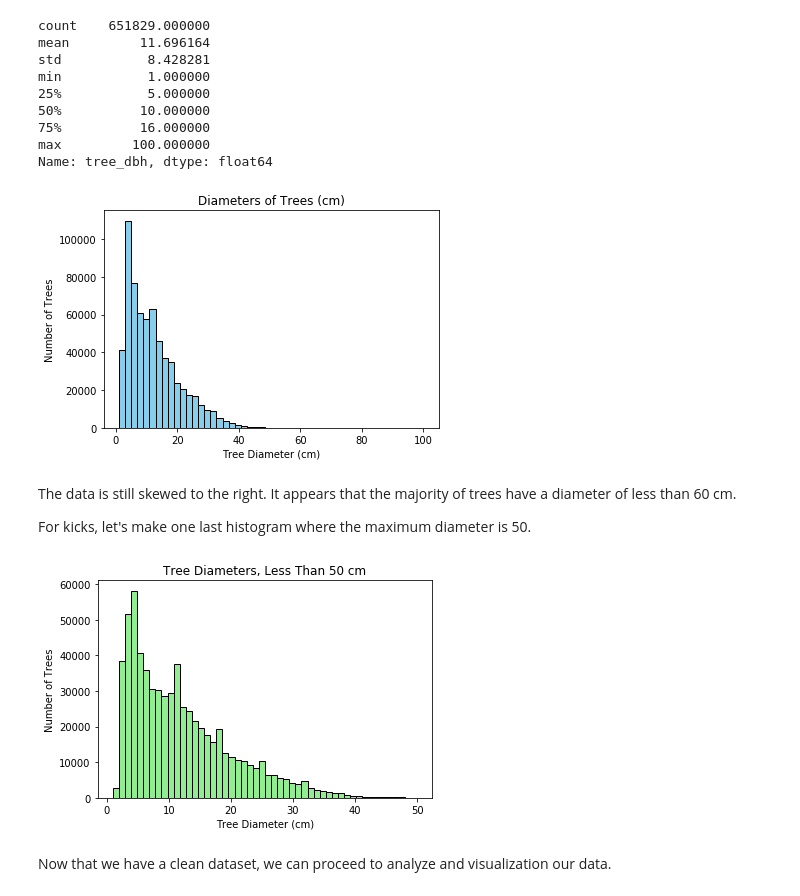
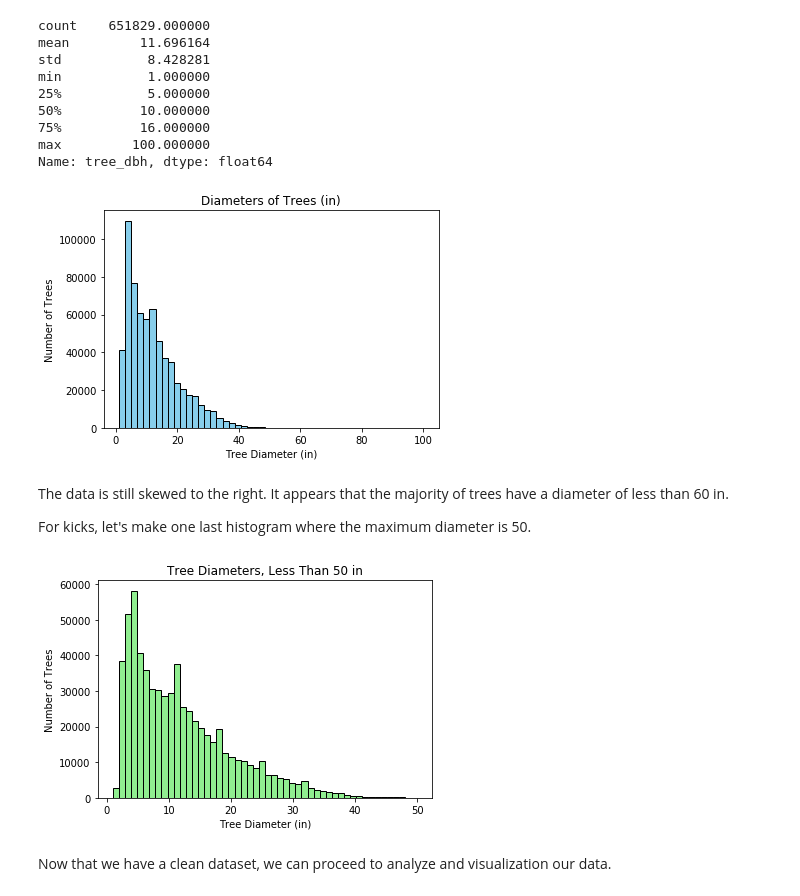
Before and after one commit to annasophiat/tree-health-census, a Jupyter notebook: tree_census_data_wrangling.ipynb, the cells around one changed output. Drawn from its saved outputs; the diff is of its cells as text; code cells hidden in the pictures.

```diff
--- a/tree_census_data_wrangling.ipynb
+++ b/tree_census_data_wrangling.ipynb
@@ -633,24 +635,24 @@ Name: tree_dbh, dtype: float64
 # plot the new distribution
 
 tree['tree_dbh'].plot(kind='hist', bins=50, color='skyblue', edgecolor='k')
-plt.xlabel('Tree Diameter (cm)')
+plt.xlabel('Tree Diameter (in)')
 plt.ylabel('Number of Trees')
-plt.title('Diameters of Trees (cm)')
+plt.title('Diameters of Trees (in)')
 plt.show()
 # %% [output]
-[figure, old version]
+[figure, new version]
 # %% [markdown]
-The data is still skewed to the right. It appears that the majority of trees have a diameter of less than 60 cm.
+The data is still skewed to the right. It appears that the majority of trees have a diameter of less than 60 in.
 
 For kicks, let's make one last histogram where the maximum diameter is 50.
 # %%
 tree[tree.tree_dbh < 51].tree_dbh.plot(kind='hist', color='lightgreen', edgecolor='black', bins=50)
-plt.xlabel('Tree Diameter (cm)')
+plt.xlabel('Tree Diameter (in)')
 plt.ylabel('Number of Trees')
-plt.title('Tree Diameters, Less Than 50 cm')
+plt.title('Tree Diameters, Less Than 50 in')
 plt.show()
 # %% [output]
-[figure, old version]
+[figure, new version]
 # %% [markdown]
 Now that we have a clean dataset, we can proceed to analyze and visualization our data.
 # %%
```
Also changed, not shown: parts of 9 cells of this notebook.
